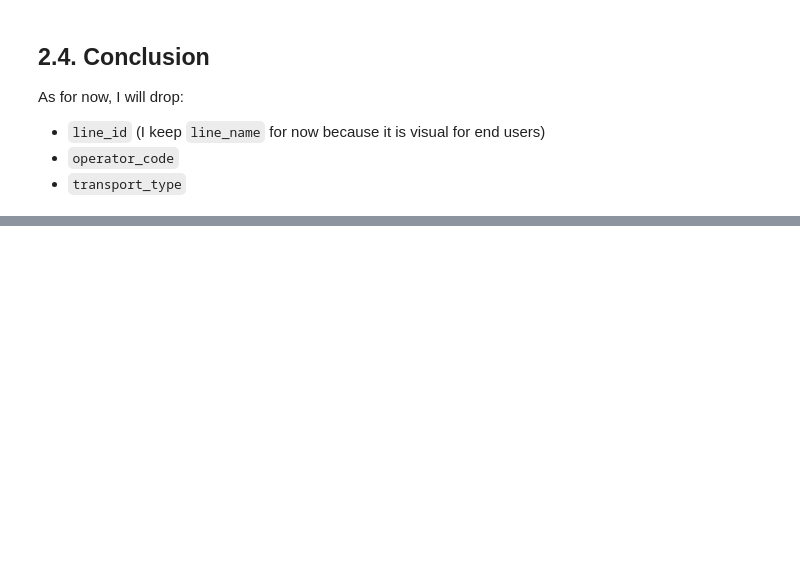
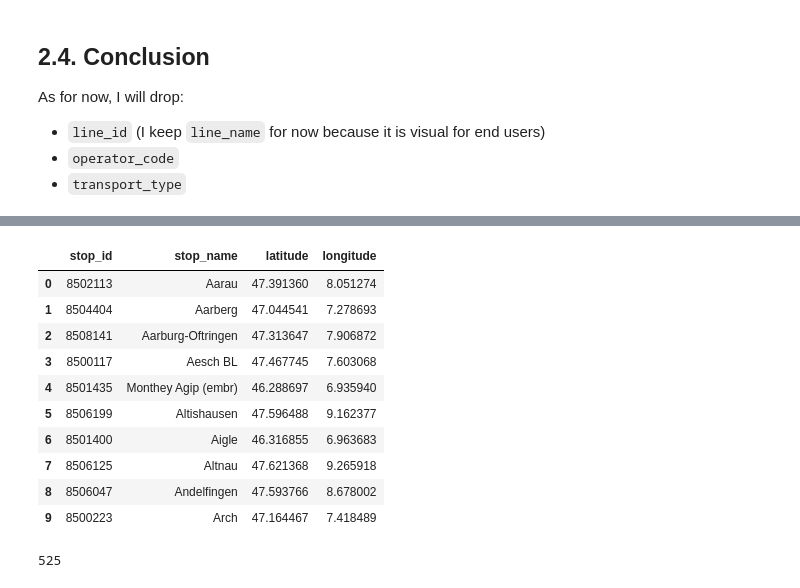
Before and after one commit to YVYX04/Swiss_Train_ML, a Jupyter notebook: notebooks/data/test_IstData.ipynb, the cells around one changed output, grey strips where cells are left out. Saved outputs shown, nothing was run; the diff lists cells and outputs as text; code cells hidden in the pictures; blank space fills up the shorter version.

```diff
--- a/notebooks/data/test_IstData.ipynb
+++ b/notebooks/data/test_IstData.ipynb
@@ -291,0 +314,19 @@ As for now, I will drop:
+# %%
+df_linie = pd.read_parquet("../../data/interim/linie_geo_clean.parquet")
+df_linie.head(10)
+# %% [output]
+|  | stop_id | stop_name | latitude | longitude |
+| 0 | 8502113 | Aarau | 47.391360 | 8.051274 |
+| 1 | 8504404 | Aarberg | 47.044541 | 7.278693 |
+| 2 | 8508141 | Aarburg-Oftringen | 47.313647 | 7.906872 |
+| 3 | 8500117 | Aesch BL | 47.467745 | 7.603068 |
+| 4 | 8501435 | Monthey Agip (embr) | 46.288697 | 6.935940 |
+| 5 | 8506199 | Altishausen | 47.596488 | 9.162377 |
+| 6 | 8501400 | Aigle | 46.316855 | 6.963683 |
+| 7 | 8506125 | Altnau | 47.621368 | 9.265918 |
+| 8 | 8506047 | Andelfingen | 47.593766 | 8.678002 |
+| 9 | 8500223 | Arch | 47.164467 | 7.418489 |
+# %%
+print(df_linie['stop_id'].duplicated().sum())
+# %% [output]
+525
```
Also changed, not shown: parts of 4 cells of this notebook.
